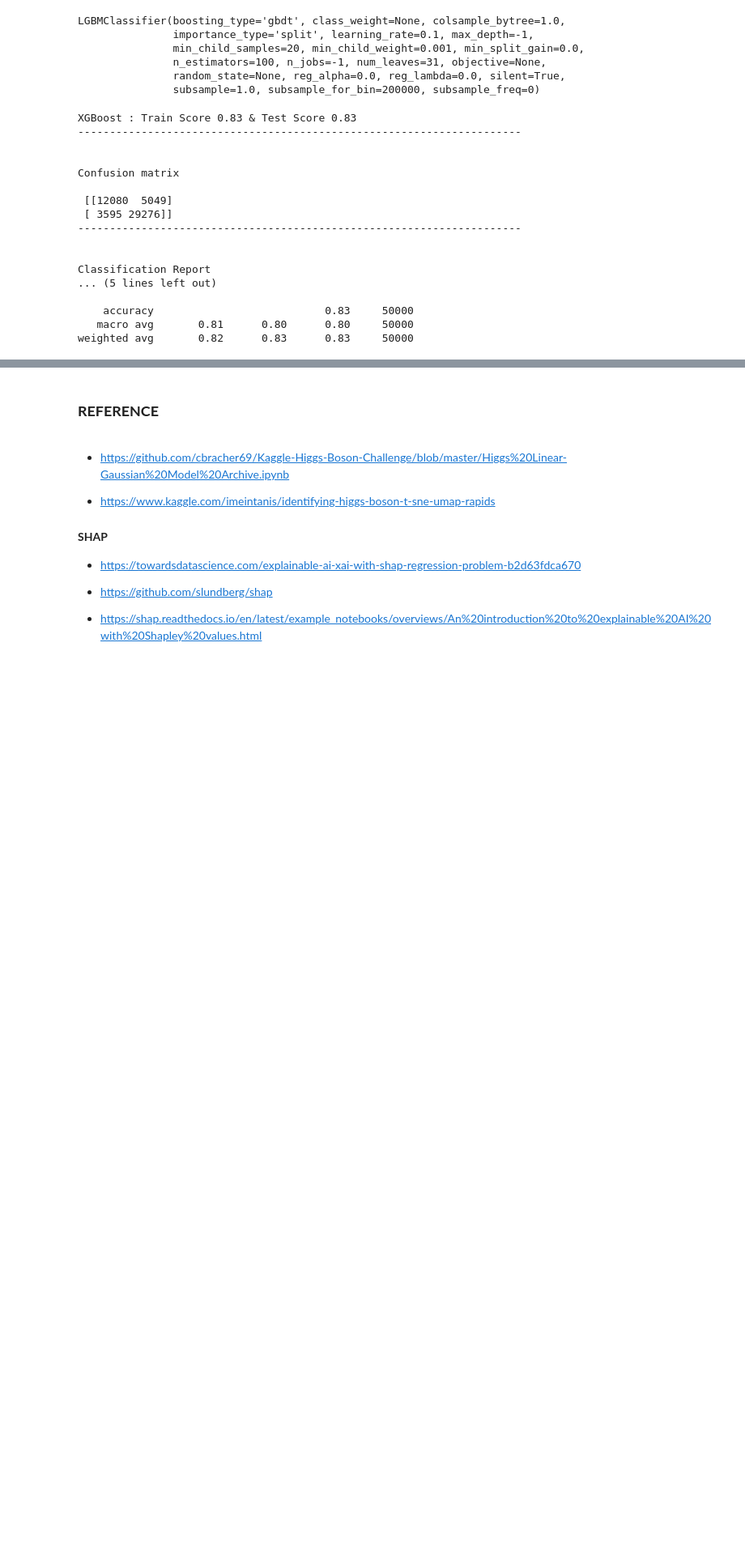
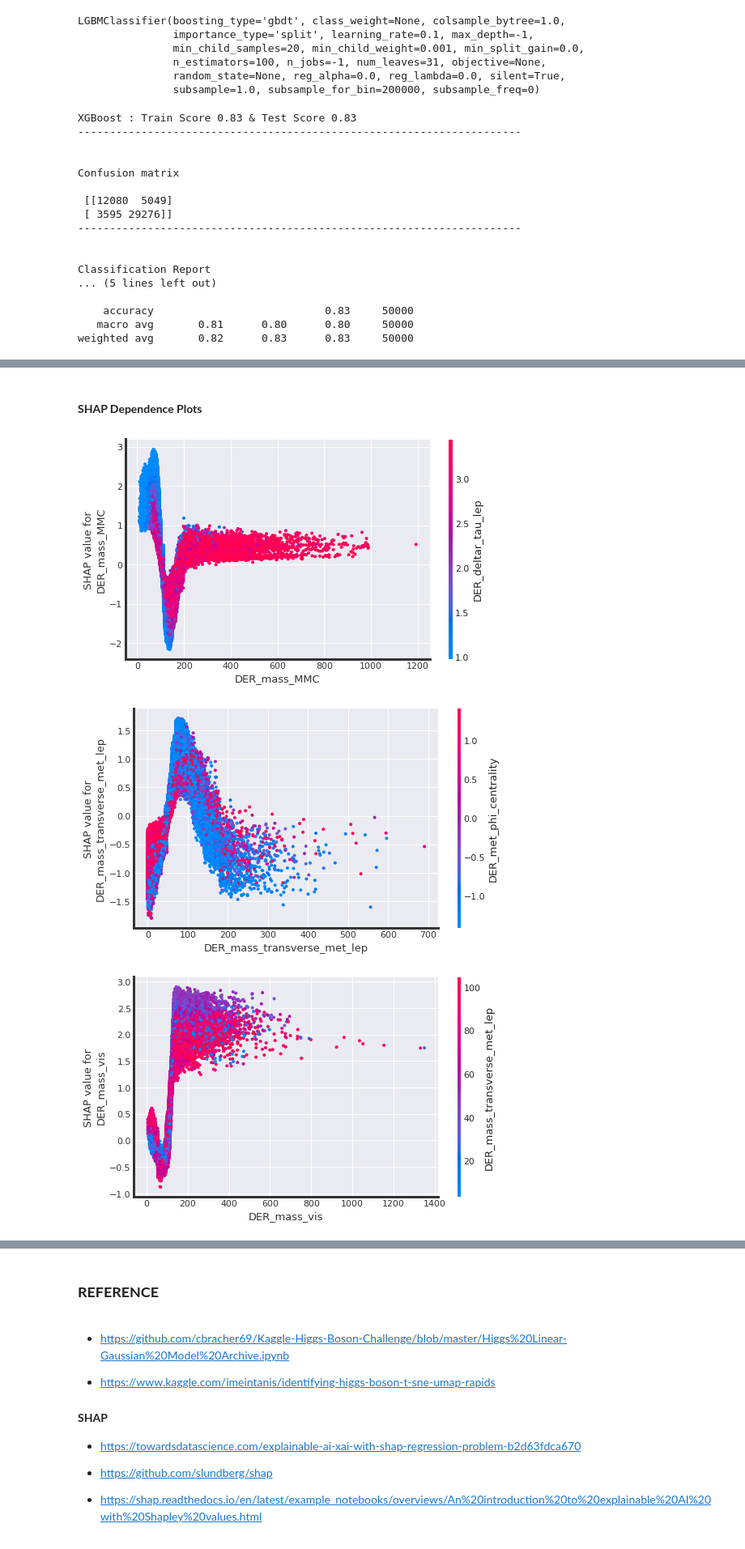
Before and after one commit to sureshmecad/Higgs-Boson-Decay-TMLC, a Jupyter notebook: 4_Higgs_Boson_Modeling.ipynb, the cells around one changed output, grey strips where cells are left out. Shown at 81% size. Saved outputs shown, nothing was run; the diff lists cells and outputs as text; code cells hidden in the pictures; blank space fills up the shorter version.

```diff
--- a/4_Higgs_Boson_Modeling.ipynb
+++ b/4_Higgs_Boson_Modeling.ipynb
@@ -374,0 +502,2 @@ weighted avg       0.82      0.83      0.83     50000
+# %%
+X_display, y_display = X, y
@@ -374,0 +514,9 @@ weighted avg       0.82      0.83      0.83     50000
+# %% [markdown]
+#### **SHAP Dependence Plots**
+# %%
+for name in X_train.columns:
+  shap.dependence_plot(name, shap_values[1], X, display_features=X_display)
+# %% [output]
+[figure, added]
+[figure, added]
+[figure, added]
```
Also changed, not shown: parts of 24 cells of this notebook.
